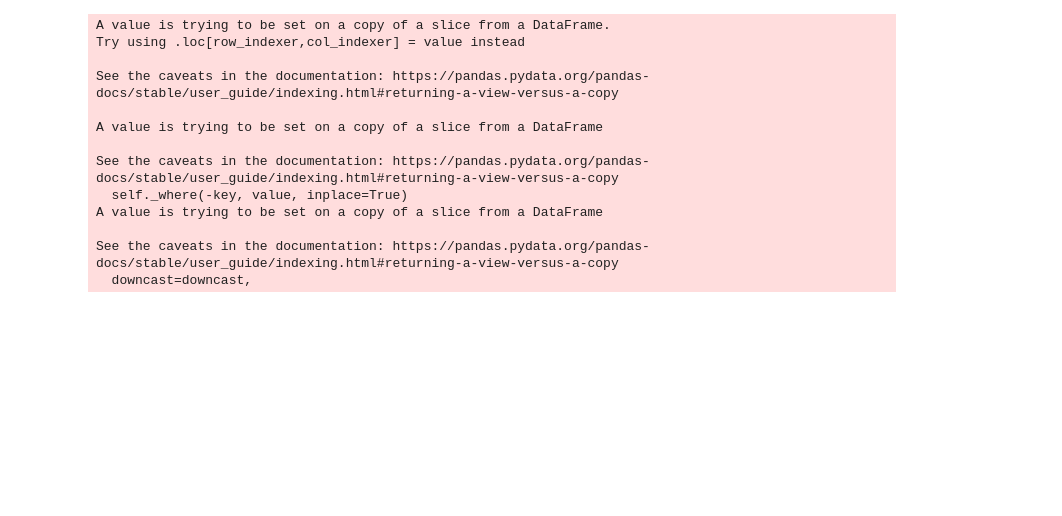
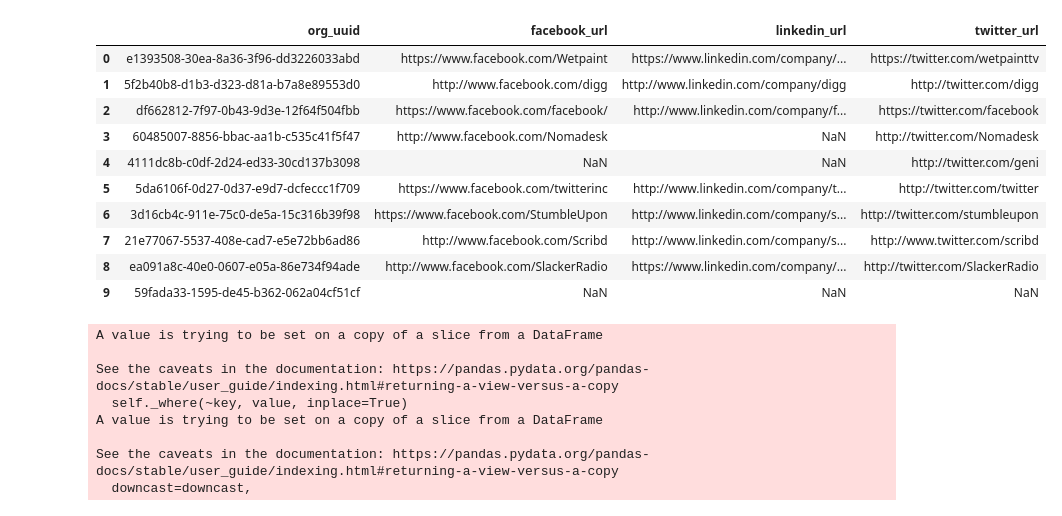
Before and after one commit to csynbiosys/dissertations-2021-info, a Jupyter notebook: rahim_ghani_predict/features-development-network.ipynb, the cells around one changed output. Drawn from its saved outputs; the diff is of its cells as text; code cells hidden in the pictures; blank space fills up the shorter version.

```diff
--- a/rahim_ghani_predict/features-development-network.ipynb
+++ b/rahim_ghani_predict/features-development-network.ipynb
@@ -42,17 +40,28 @@ org_processing_df = org_ori_df[['facebook_url','linkedin_url','twitter_url']]
+# %%
+org_processing_df.head(10)
+# %% [output]
+|  | org_uuid | facebook_url | linkedin_url | twitter_url |
+| 0 | e1393508-30ea-8a36-3f96-dd3226033abd | https://www.facebook.com/Wetpaint | https://www.linkedin.com/company/... | https://twitter.com/wetpainttv |
+| 1 | 5f2b40b8-d1b3-d323-d81a-b7a8e89553d0 | http://www.facebook.com/digg | http://www.linkedin.com/company/digg | http://twitter.com/digg |
+| 2 | df662812-7f97-0b43-9d3e-12f64f504fbb | https://www.facebook.com/facebook/ | http://www.linkedin.com/company/f... | https://twitter.com/facebook |
+| 3 | 60485007-8856-bbac-aa1b-c535c41f5f47 | http://www.facebook.com/Nomadesk | NaN | http://twitter.com/Nomadesk |
+| 4 | 4111dc8b-c0df-2d24-ed33-30cd137b3098 | NaN | NaN | http://twitter.com/geni |
+| 5 | 5da6106f-0d27-0d37-e9d7-dcfeccc1f709 | https://www.facebook.com/twitterinc | http://www.linkedin.com/company/t... | http://twitter.com/twitter |
+| 6 | 3d16cb4c-911e-75c0-de5a-15c316b39f98 | https://www.facebook.com/StumbleUpon | http://www.linkedin.com/company/s... | http://twitter.com/stumbleupon |
+| 7 | 21e77067-5537-408e-cad7-e5e72bb6ad86 | http://www.facebook.com/Scribd | http://www.linkedin.com/company/s... | http://www.twitter.com/scribd |
+| 8 | ea091a8c-40e0-0607-e05a-86e734f94ade | http://www.facebook.com/SlackerRadio | https://www.linkedin.com/company/... | http://twitter.com/SlackerRadio |
+| 9 | 59fada33-1595-de45-b362-062a04cf51cf | NaN | NaN | NaN |
 # %%
 #fill NA value with 0 and non NA with 1
-org_processing_df[org_processing_df.notnull()] = 1
+org_processing_df['facebook_url'][org_processing_df['facebook_url'].notnull()] = 1
+org_processing_df['linkedin_url'][org_processing_df['linkedin_url'].notnull()] = 1
+org_processing_df['twitter_url'][org_processing_df['twitter_url'].notnull()] = 1
 org_processing_df.fillna(0,inplace=True)
 # %% [output]
-A value is trying to be set on a copy of a slice from a DataFrame.
-Try using .loc[row_indexer,col_indexer] = value instead
-
-See the caveats in the documentation: https://pandas.pydata.org/pandas-docs/stable/user_guide/indexing.html#returning-a-view-versus-a-copy
-
 A value is trying to be set on a copy of a slice from a DataFrame
 
 See the caveats in the documentation: https://pandas.pydata.org/pandas-docs/stable/user_guide/indexing.html#returning-a-view-versus-a-copy
-  self._where(-key, value, inplace=True)
+  self._where(~key, value, inplace=True)
 A value is trying to be set on a copy of a slice from a DataFrame
 
 See the caveats in the documentation: https://pandas.pydata.org/pandas-docs/stable/user_guide/indexing.html#returning-a-view-versus-a-copy
```
Also changed, not shown: parts of 27 cells of this notebook, 3 other files.
